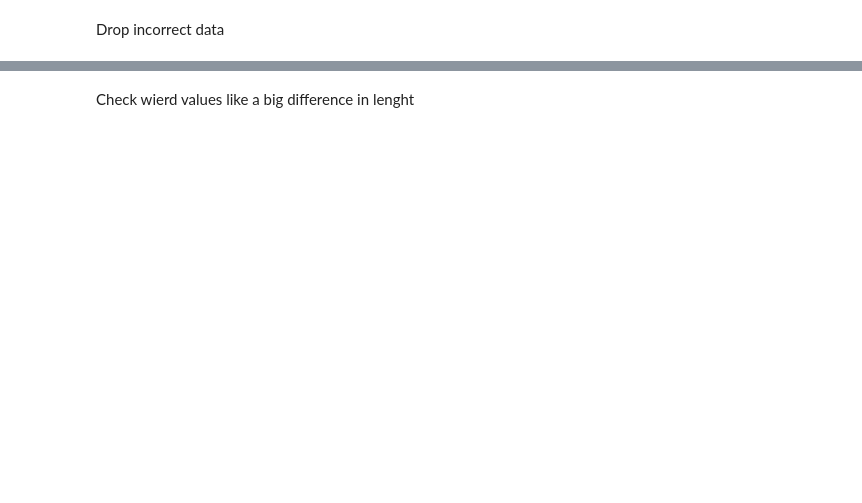
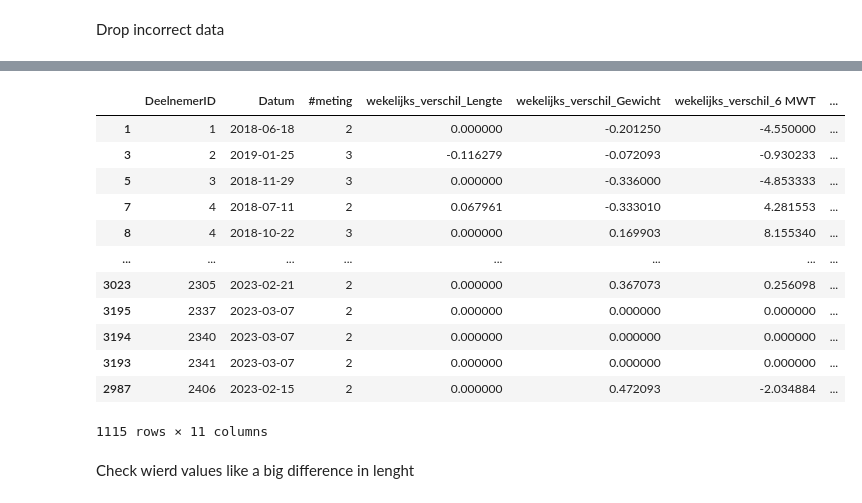
Before and after one commit to Siverty/BD-04-Zuyd_Hogeschool_2023, a Jupyter notebook: 1. Preparatie Healthylife.ipynb, the cells around one changed output, grey strips where cells are left out. Drawn from its saved outputs; the diff is of its cells as text; code cells hidden in the pictures; blank space fills up the shorter version.

```diff
--- a/preparatie_healthylife.ipynb
+++ b/1. Preparatie Healthylife.ipynb
@@ -284,3 +345,19 @@ df_fitheids_scan = df_fitheids_scan[(df_fitheids_scan['verschil_dagen'] <= 0)]
+# %%
+df_fitheids_scan
+# %% [output]
+|  | DeelnemerID | Datum | #meting | wekelijks_verschil_Lengte | wekelijks_verschil_Gewicht | wekelijks_verschil_6 MWT | ... |
+| 1 | 1 | 2018-06-18 | 2 | 0.000000 | -0.201250 | -4.550000 | ... |
+| 3 | 2 | 2019-01-25 | 3 | -0.116279 | -0.072093 | -0.930233 | ... |
+| 5 | 3 | 2018-11-29 | 3 | 0.000000 | -0.336000 | -4.853333 | ... |
+| 7 | 4 | 2018-07-11 | 2 | 0.067961 | -0.333010 | 4.281553 | ... |
+| 8 | 4 | 2018-10-22 | 3 | 0.000000 | 0.169903 | 8.155340 | ... |
+| ... | ... | ... | ... | ... | ... | ... | ... |
+| 3023 | 2305 | 2023-02-21 | 2 | 0.000000 | 0.367073 | 0.256098 | ... |
+| 3195 | 2337 | 2023-03-07 | 2 | 0.000000 | 0.000000 | 0.000000 | ... |
+| 3194 | 2340 | 2023-03-07 | 2 | 0.000000 | 0.000000 | 0.000000 | ... |
+| 3193 | 2341 | 2023-03-07 | 2 | 0.000000 | 0.000000 | 0.000000 | ... |
+| 2987 | 2406 | 2023-02-15 | 2 | 0.000000 | 0.472093 | -2.034884 | ... |
+1115 rows × 11 columns
 # %% [markdown]
 Check wierd values like a big difference in lenght
 # %%
```
Also changed, not shown: parts of 19 cells of this notebook, 16 other files.
